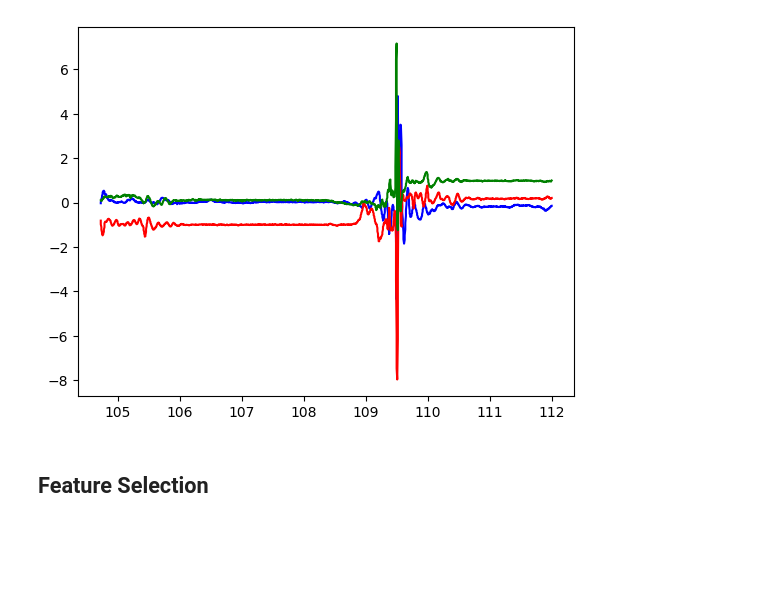
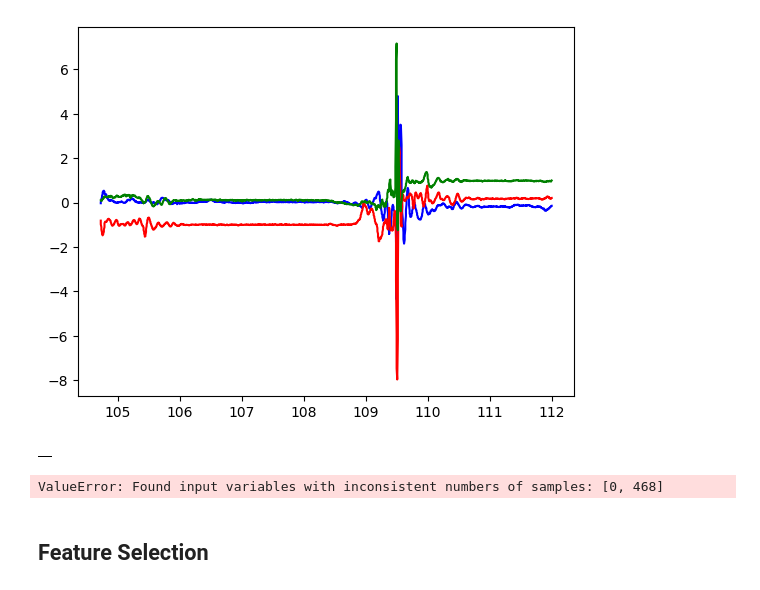
Before and after one commit to SmearyTundra/slhd-challenge, a Jupyter notebook: notebooks/preprocess.ipynb, the cells around one changed output. Cells and saved outputs as stored; diff of their text form; code cells hidden in the pictures; blank space fills up the shorter version.

```diff
--- a/notebooks/preprocess.ipynb
+++ b/notebooks/preprocess.ipynb
@@ -59,8 +59,8 @@ tsfeat = tsfeat.drop('Unnamed: 0', axis=1)
 tsfeat = tsfeat.loc[:,~tsfeat.columns.str.startswith('3_')]
 
 i = 0
-for filename in os.listdir('..\data\Train2'):
-    df.append(pd.read_csv(os.path.join('..\data\Train2',filename),header = None, names = ['x','y','z','time']))
+for filename in os.listdir('../data/Train2'):
+    df.append(pd.read_csv(os.path.join('../data/Train2',filename),header = None, names = ['x','y','z','time']))
     i = i + 1
 
 data['class'] = data['class'].replace([1,2,3,4,5,6,7,8,9,10],[1,1,1,1,1,2,2,2,3,3]) # Classificazione richiesta con 3 classi (moving,falling,other)
@@ -68,3 +70,36 @@ data['class'] = data['class'].replace([1,2,3,4,5,6,7,8,9,10],[1,1,1,1,1,2,2,2,3,
+# %%
+import sys
+from features import Features
+import inspect
+import pandas as pd
+import numpy as np
+
+def calc_features(df):
+    f = Features()
+    attrs = (getattr(f, name) for name in dir(f))
+    methods = filter(inspect.ismethod, attrs)
+    df_features = pd.DataFrame()
+
+    for signals in df:
+        names = []
+        values = []
+        for columns in signals.columns[:-1]:
+            signal = np.array(signals[columns])
+            f = Features()
+            attrs = (getattr(f, name) for name in dir(f))
+            methods = filter(inspect.ismethod, attrs)
+            methods = filter(inspect.ismethod, attrs)
+            for method in methods:
+                names.append(method.__name__ + '_' + columns)
+                values.append(getattr(f, method.__name__)(signal))
+
+        df_new = pd.DataFrame(values, index=names).T
+        if df_features.empty:
+            df_features = df_new
+        else:
+            df_features = pd.concat([df_features,df_new])
+
+    return df_features
 # %%
 max = []
 min = []
@@ -94,9 +129,17 @@ plt.plot(df[ind]['time'],df[ind]['z'], color = 'g')
 # rand = shuffle(rand, random_state=0)
 # tsfeat = tsfeat.iloc[:, rand]
 # tsfeat
+# %%
+tsfeat = calc_features(df)
+# %%
+tsfeat
+# %% [output]
+|  |
 # %%
 # Division in Train and Test set (66%-33%)
 X_train, X_test, Y_train, Y_test = train_test_split(tsfeat, data['class'], test_size=0.33, random_state=1999)
+# %% [output]
+ValueError: Found input variables with inconsistent numbers of samples: [0, 468]
 # %% [markdown]
 ## Feature Selection
 # %%
```
Also changed, not shown: parts of 1 cell of this notebook, 3 other files.
